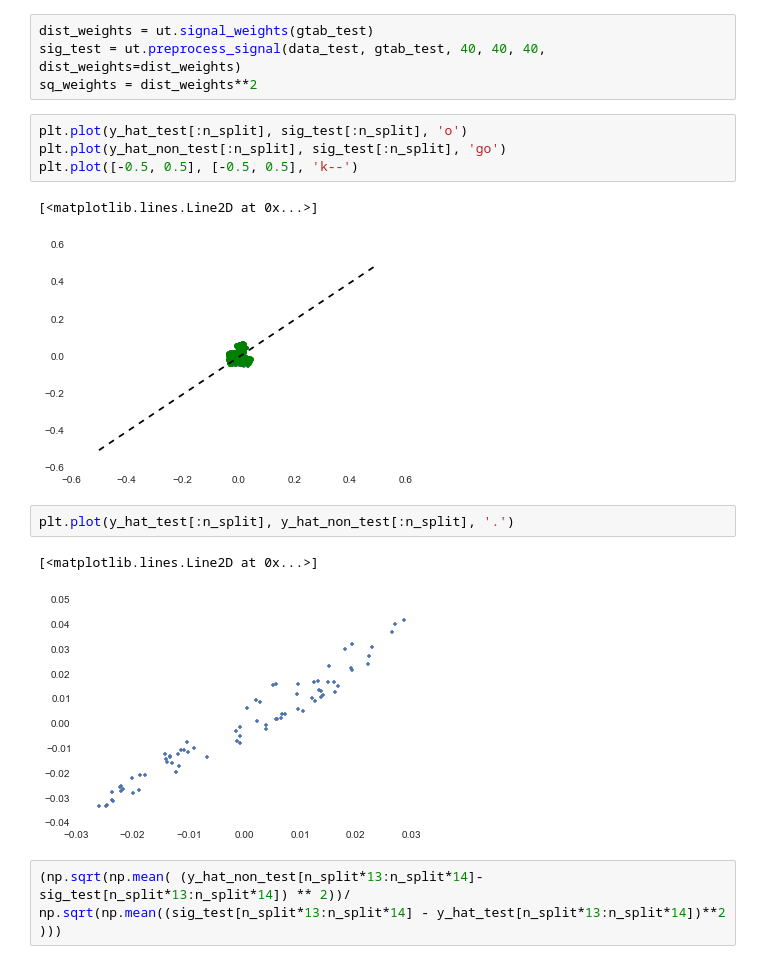
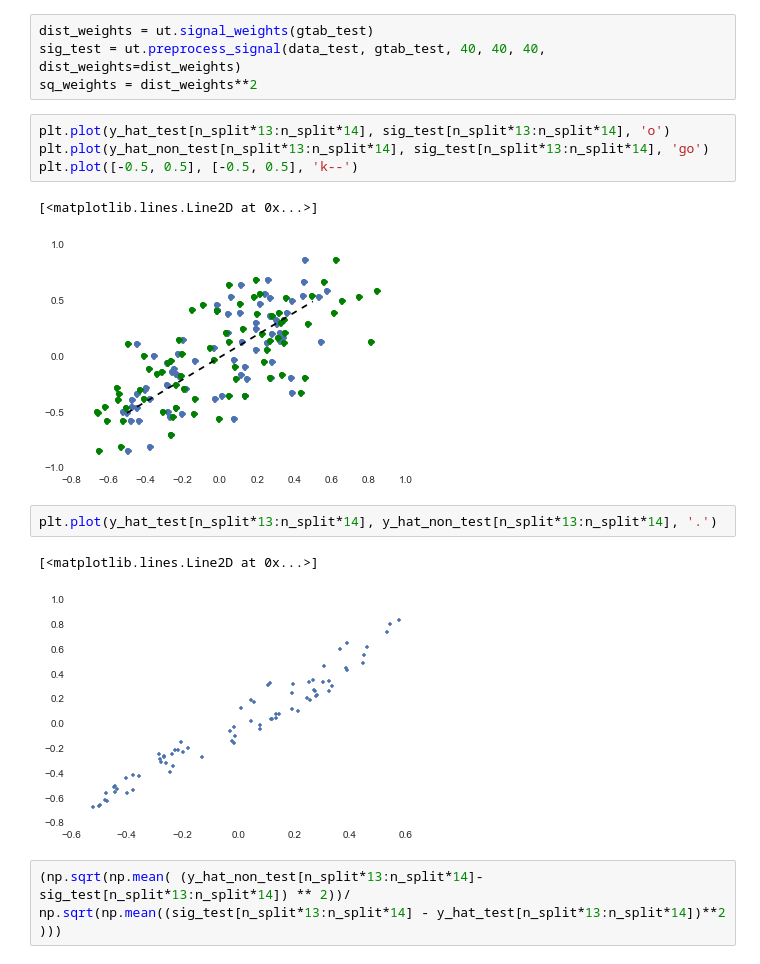
Before and after one commit to arokem/spat-cont, a Jupyter notebook: ipynb/analysis.ipynb, the cells around one changed output. Cells and saved outputs as stored; diff of their text form.

```diff
--- a/ipynb/analysis.ipynb
+++ b/ipynb/analysis.ipynb
@@ -183,17 +183,17 @@ dist_weights = ut.signal_weights(gtab_test)
 sig_test = ut.preprocess_signal(data_test, gtab_test, 40, 40, 40, dist_weights=dist_weights)
 sq_weights = dist_weights**2
 # %%
-plt.plot(y_hat_test[:n_split], sig_test[:n_split], 'o')
-plt.plot(y_hat_non_test[:n_split], sig_test[:n_split], 'go')
+plt.plot(y_hat_test[n_split*13:n_split*14], sig_test[n_split*13:n_split*14], 'o')
+plt.plot(y_hat_non_test[n_split*13:n_split*14], sig_test[n_split*13:n_split*14], 'go')
 plt.plot([-0.5, 0.5], [-0.5, 0.5], 'k--')
 # %% [output]
 [<matplotlib.lines.Line2D at 0x...>]
-[figure, old version]
+[figure, new version]
 # %%
-plt.plot(y_hat_test[:n_split], y_hat_non_test[:n_split], '.')
+plt.plot(y_hat_test[n_split*13:n_split*14], y_hat_non_test[n_split*13:n_split*14], '.')
 # %% [output]
 [<matplotlib.lines.Line2D at 0x...>]
-[figure, old version]
+[figure, new version]
 # %%
 (np.sqrt(np.mean( (y_hat_non_test[n_split*13:n_split*14]- sig_test[n_split*13:n_split*14]) ** 2))/
 np.sqrt(np.mean((sig_test[n_split*13:n_split*14] - y_hat_test[n_split*13:n_split*14])**2 )))
```
Also changed, not shown: parts of 11 cells of this notebook, 2 other files.
